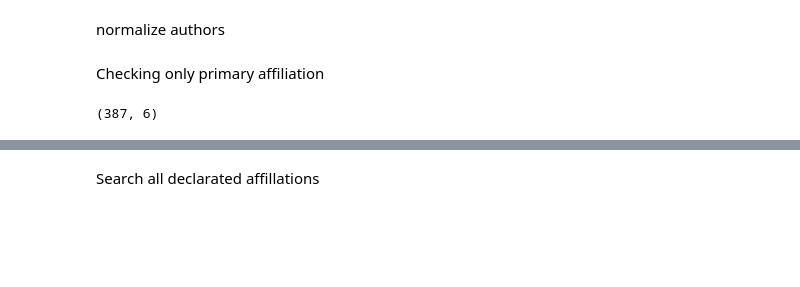
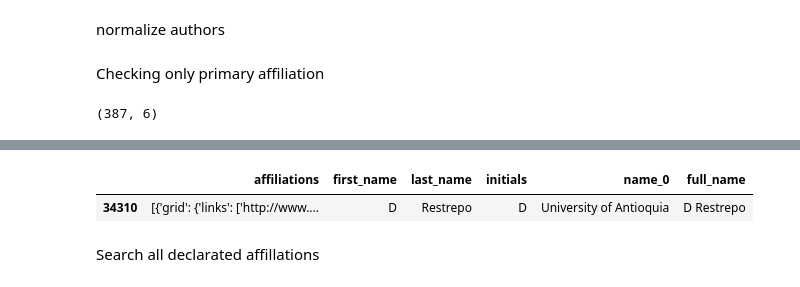
Before and after one commit to restrepo/lens, a Jupyter notebook: lens.ipynb, the cells around one changed output, grey strips where cells are left out. Drawn from its saved outputs; the diff is of its cells as text; code cells hidden in the pictures; blank space fills up the shorter version.

```diff
--- a/lens.ipynb
+++ b/lens.ipynb
@@ -87,3 +94,8 @@ tmp.shape
+# %%
+daff[ ( daff.full_name.str.contains('D[\.\s]Restrepo') ) & ( daff.full_name.str.contains('^D[\.\s]') ) ].sort_values('full_name')
+# %% [output]
+|  | affiliations | first_name | last_name | initials | name_0 | full_name |
+| 34310 | [{'grid': {'links': ['http://www.... | D | Restrepo | D | University of Antioquia | D Restrepo |
 # %% [markdown]
 Search all declarated affillations
 # %%
```
Also changed, not shown: parts of 16 cells of this notebook.
